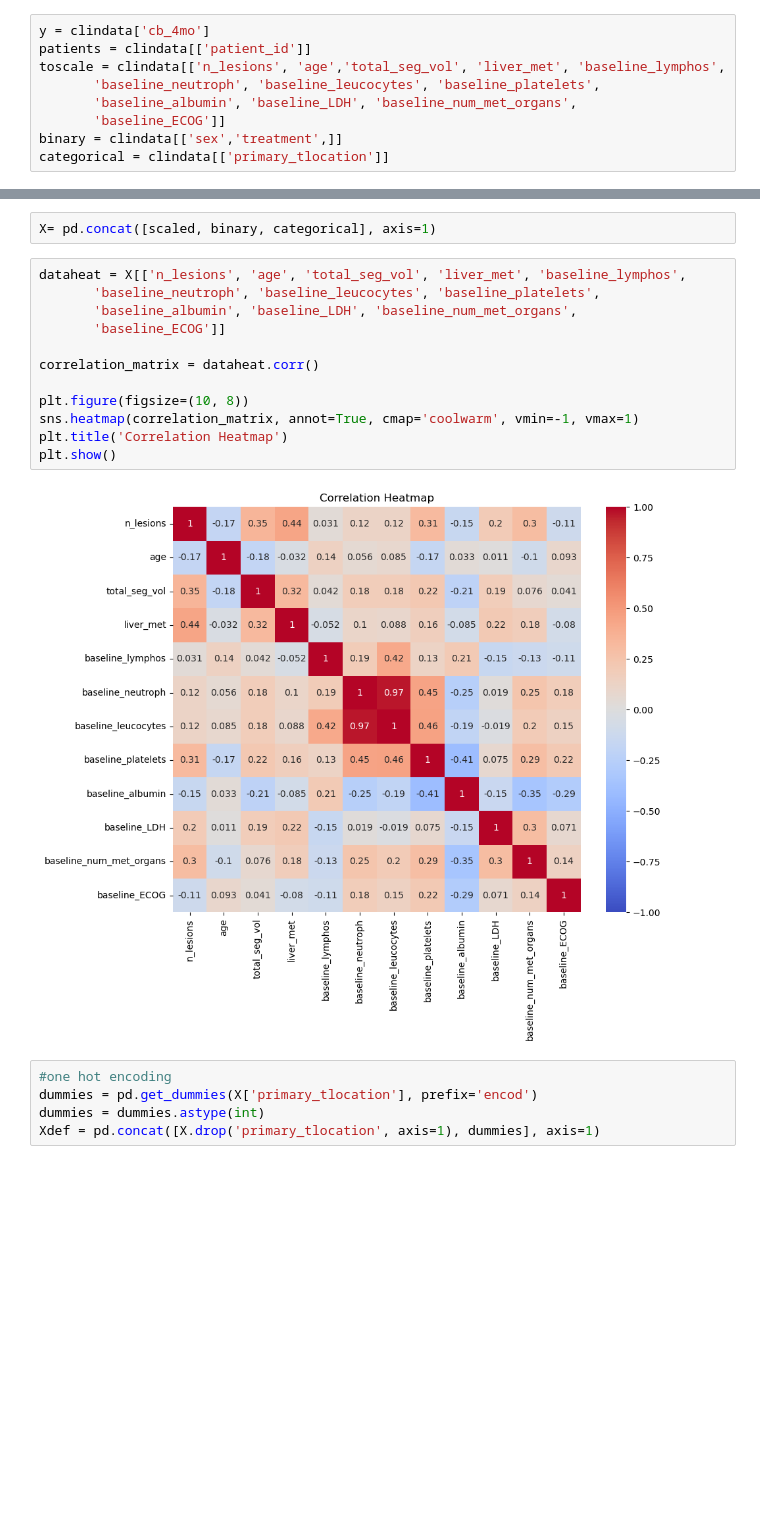
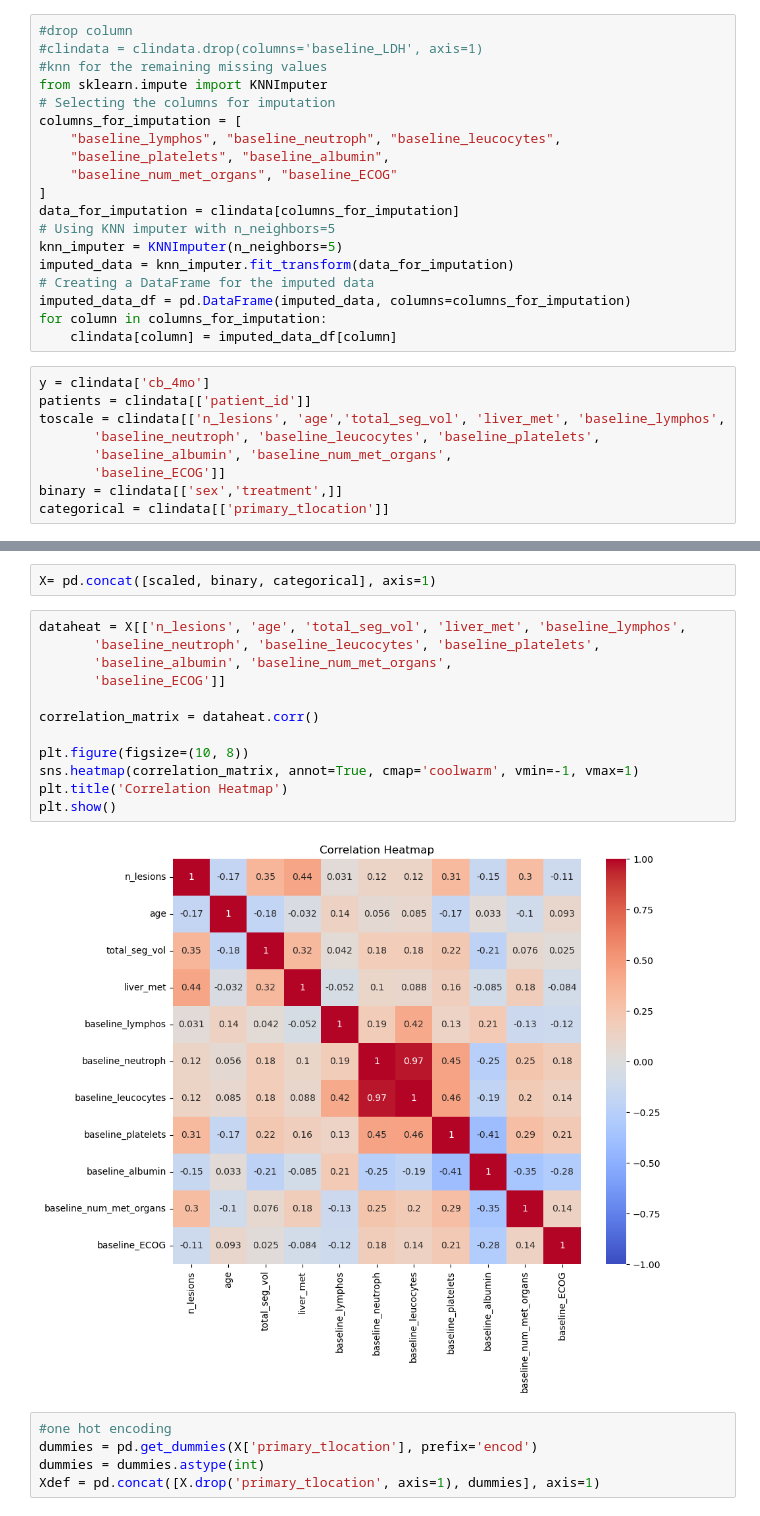
Before and after one commit to laiacoronas/predicting_immunotherapy_response, a Jupyter notebook: clinicalsignature.ipynb, the cells around one changed output, grey strips where cells are left out. Cells and saved outputs as stored; diff of their text form; blank space fills up the shorter version.

```diff
--- a/clinicalsignature.ipynb
+++ b/clinicalsignature.ipynb
@@ -95,9 +117,28 @@ Index(['patient_id', 'sex', 'primary_tlocation', 'n_lesions', 'age',
+# %%
+#drop column
+#clindata = clindata.drop(columns='baseline_LDH', axis=1)
+#knn for the remaining missing values
+from sklearn.impute import KNNImputer
+# Selecting the columns for imputation
+columns_for_imputation = [
+    "baseline_lymphos", "baseline_neutroph", "baseline_leucocytes",
+    "baseline_platelets", "baseline_albumin",
+    "baseline_num_met_organs", "baseline_ECOG"
+]
+data_for_imputation = clindata[columns_for_imputation]
+# Using KNN imputer with n_neighbors=5
+knn_imputer = KNNImputer(n_neighbors=5)
+imputed_data = knn_imputer.fit_transform(data_for_imputation)
+# Creating a DataFrame for the imputed data
+imputed_data_df = pd.DataFrame(imputed_data, columns=columns_for_imputation)
+for column in columns_for_imputation:
+    clindata[column] = imputed_data_df[column]
 # %%
 y = clindata['cb_4mo']
 patients = clindata[['patient_id']]
 toscale = clindata[['n_lesions', 'age','total_seg_vol', 'liver_met', 'baseline_lymphos',
        'baseline_neutroph', 'baseline_leucocytes', 'baseline_platelets',
-       'baseline_albumin', 'baseline_LDH', 'baseline_num_met_organs',
+       'baseline_albumin', 'baseline_num_met_organs',
        'baseline_ECOG']]
 binary = clindata[['sex','treatment',]]
 categorical = clindata[['primary_tlocation']]
@@ -149,17 +178,17 @@ X= pd.concat([scaled, binary, categorical], axis=1)
 # %%
 dataheat = X[['n_lesions', 'age', 'total_seg_vol', 'liver_met', 'baseline_lymphos',
        'baseline_neutroph', 'baseline_leucocytes', 'baseline_platelets',
-       'baseline_albumin', 'baseline_LDH', 'baseline_num_met_organs',
+       'baseline_albumin', 'baseline_num_met_organs',
        'baseline_ECOG']]
 
 correlation_matrix = dataheat.corr()
 
 plt.figure(figsize=(10, 8))
 sns.heatmap(correlation_matrix, annot=True, cmap='coolwarm', vmin=-1, vmax=1)
 plt.title('Correlation Heatmap')
 plt.show()
 # %% [output]
-[figure, old version]
+[figure, new version]
 # %%
 #one hot encoding
 dummies = pd.get_dummies(X['primary_tlocation'], prefix='encod')
```
Also changed, not shown: parts of 4 cells of this notebook, 1 other file.
